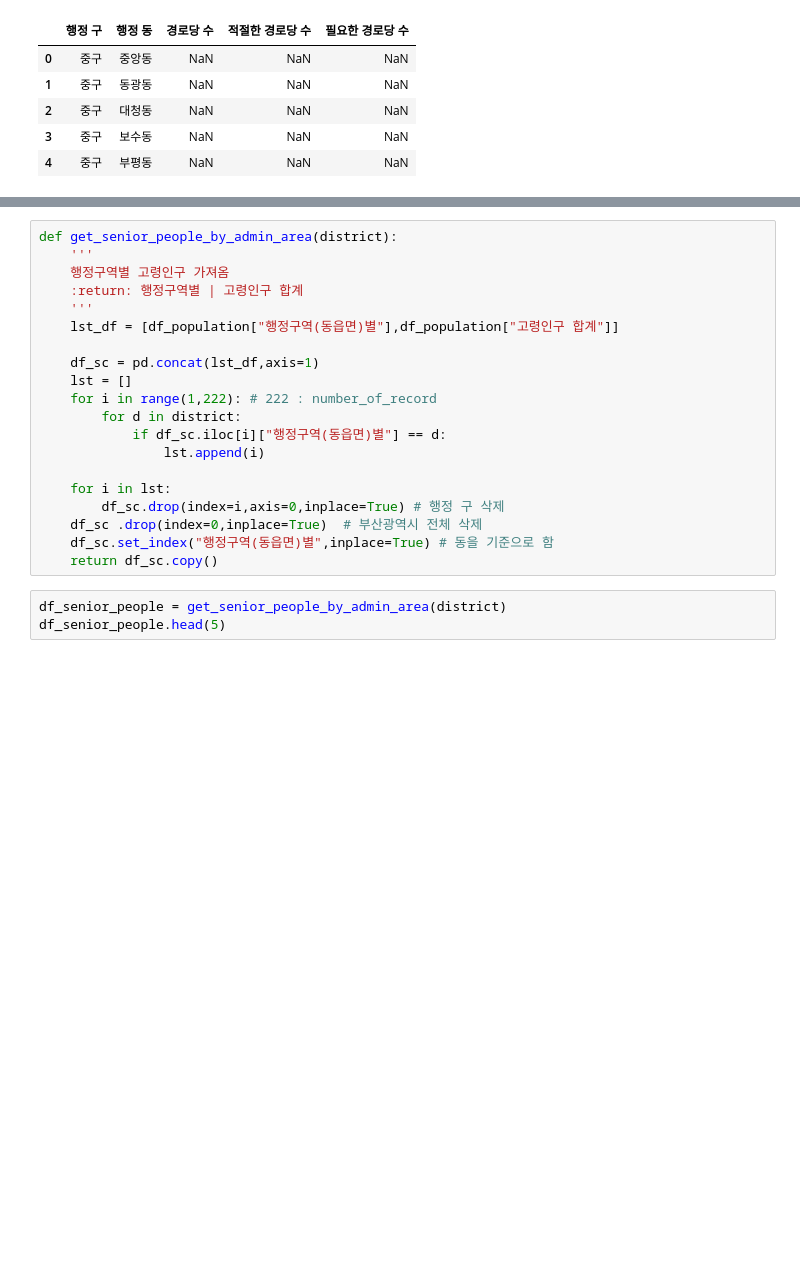
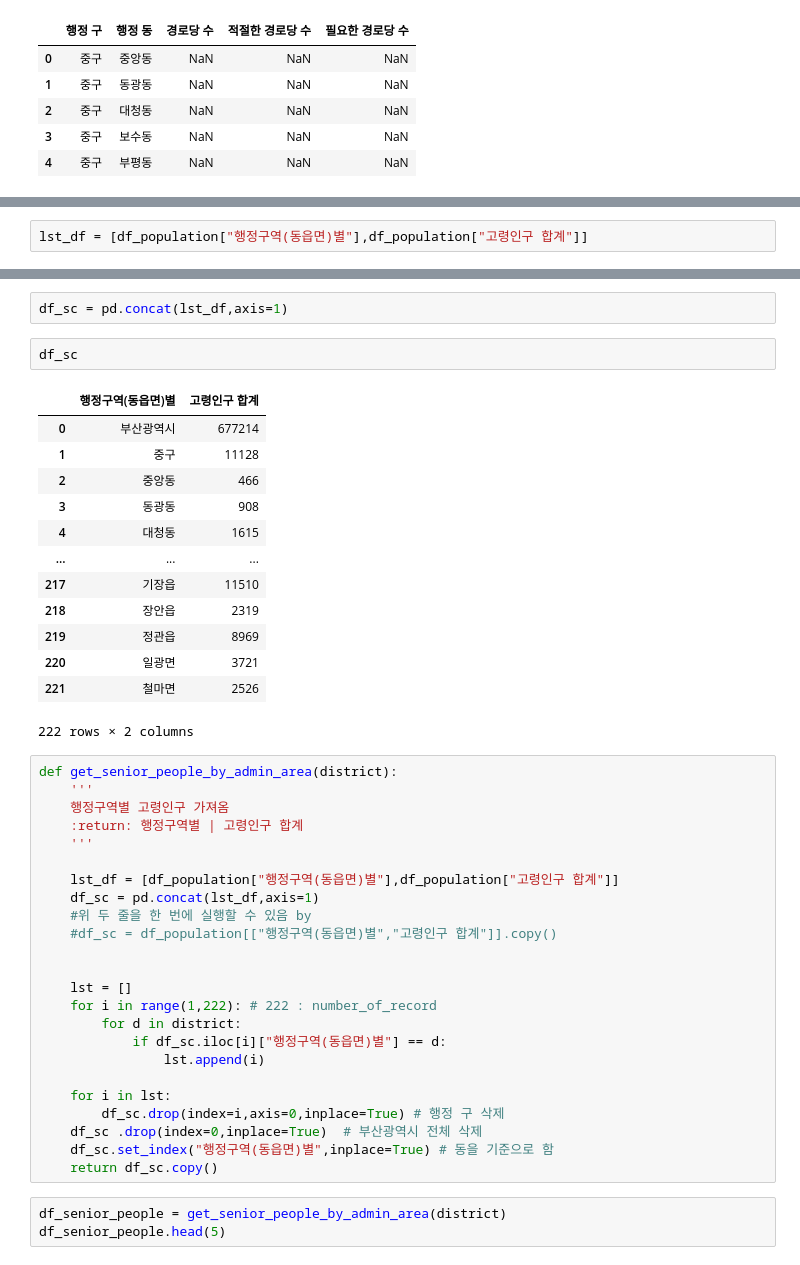
Before and after one commit to jhparkland/Data_Analytics_for_Age_friendly_busan, a Jupyter notebook: Busan_Senior_Center(BSC)의_시급한_개선을_위한_입지_분석_모델.ipynb, the cells around one changed output, grey strips where cells are left out. Cells and saved outputs as stored; diff of their text form; blank space fills up the shorter version.

```diff
--- a/Busan_Senior_Center(BSC)의_시급한_개선을_위한_입지_분석_모델.ipynb
+++ b/Busan_Senior_Center(BSC)의_시급한_개선을_위한_입지_분석_모델.ipynb
@@ -169,0 +349,2 @@ df_main.head(5)
+# %%
+lst_df = [df_population["행정구역(동읍면)별"],df_population["고령인구 합계"]]
@@ -170,12 +371,34 @@ df_main.head(5)
+# %%
+df_sc = pd.concat(lst_df,axis=1)
+# %%
+df_sc
+# %% [output]
+|  | 행정구역(동읍면)별 | 고령인구 합계 |
+| 0 | 부산광역시 | 677214 |
+| 1 | 중구 | 11128 |
+| 2 | 중앙동 | 466 |
+| 3 | 동광동 | 908 |
+| 4 | 대청동 | 1615 |
+| ... | ... | ... |
+| 217 | 기장읍 | 11510 |
+| 218 | 장안읍 | 2319 |
+| 219 | 정관읍 | 8969 |
+| 220 | 일광면 | 3721 |
+| 221 | 철마면 | 2526 |
+222 rows × 2 columns
 # %%
 def get_senior_people_by_admin_area(district):
     '''
     행정구역별 고령인구 가져옴
     :return: 행정구역별 | 고령인구 합계
     '''
+
     lst_df = [df_population["행정구역(동읍면)별"],df_population["고령인구 합계"]]
+    df_sc = pd.concat(lst_df,axis=1)
+    #위 두 줄을 한 번에 실행할 수 있음 by
+    #df_sc = df_population[["행정구역(동읍면)별","고령인구 합계"]].copy()
 
-    df_sc = pd.concat(lst_df,axis=1)
+
     lst = []
     for i in range(1,222): # 222 : number_of_record
         for d in district:
```
Also changed, not shown: parts of 92 cells of this notebook.
